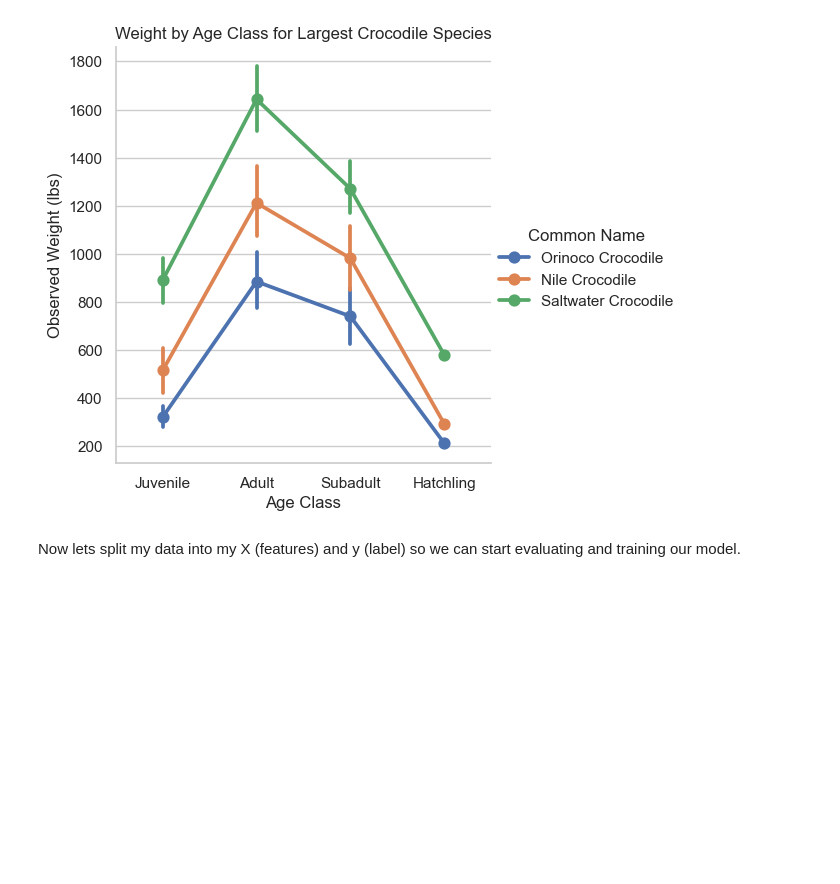
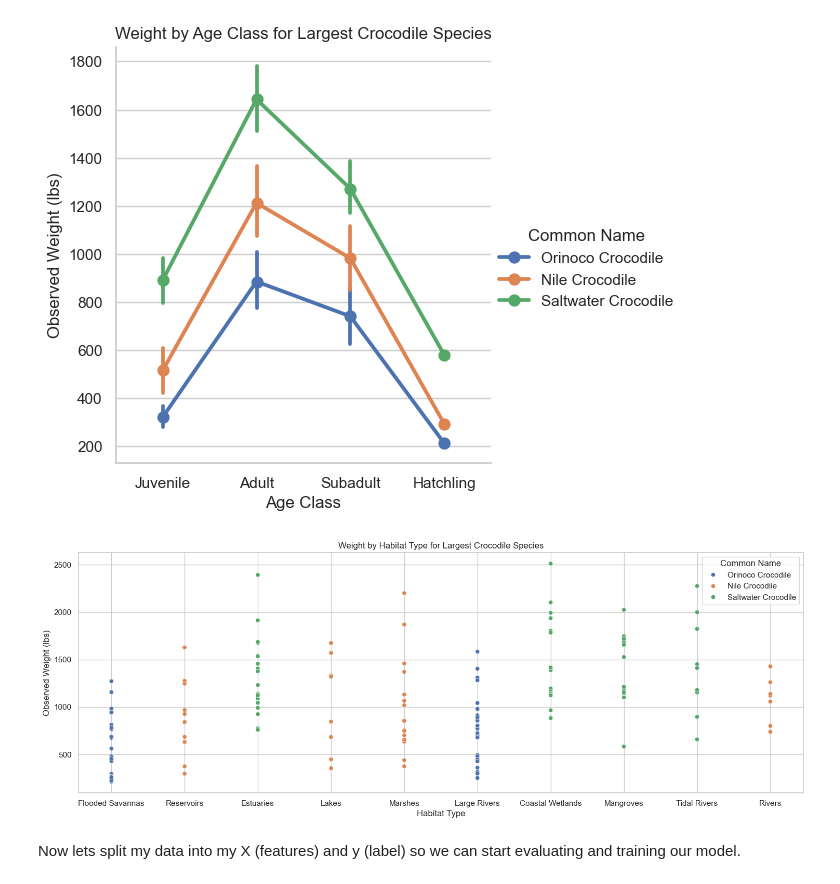
Before and after one commit to adriankUSA/portfolio, a Jupyter notebook: crocodile_classification/classifying_crocodiles.ipynb, the cells around one changed output. Saved outputs shown, nothing was run; the diff lists cells and outputs as text; code cells hidden in the pictures; blank space fills up the shorter version.

Commit message:
Export Croc

```diff
--- a/crocodile_classification/classifying_crocodiles.ipynb
+++ b/crocodile_classification/classifying_crocodiles.ipynb
@@ -463,6 +463,18 @@ plt.title("Weight by Age Class for Largest Crocodile Species")
 plt.show()
 # %% [output]
 [figure]
+# %%
+plt.figure(figsize=(18, 6))
+sns.scatterplot(
+    data=big_crocs,
+    x="Habitat Type",
+    y="Observed Weight (lbs)",
+    hue="Common Name"
+)
+plt.title("Weight by Habitat Type for Largest Crocodile Species")
+plt.show()
+# %% [output]
+[figure, added]
 # %% [markdown]
 Now lets split my data into my X (features) and y (label) so we can start evaluating and training our model.
 # %%
```
Also changed, not shown: parts of 1 cell of this notebook, 1 other file.
